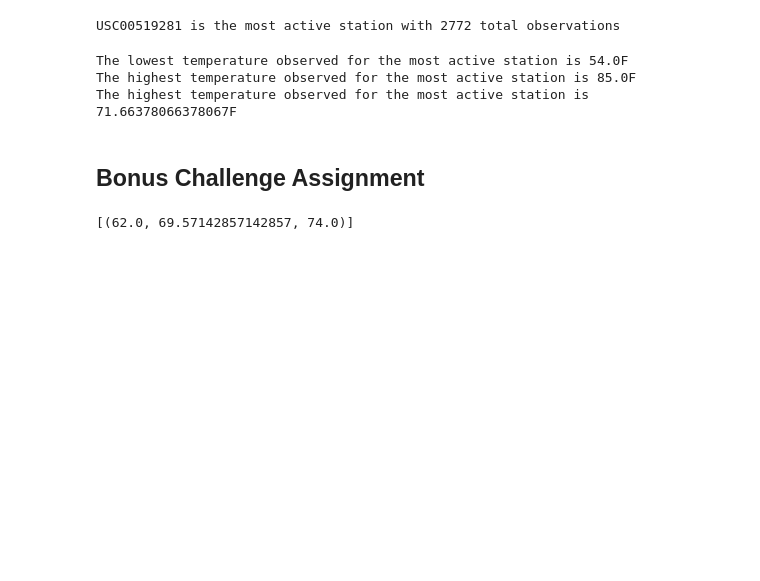
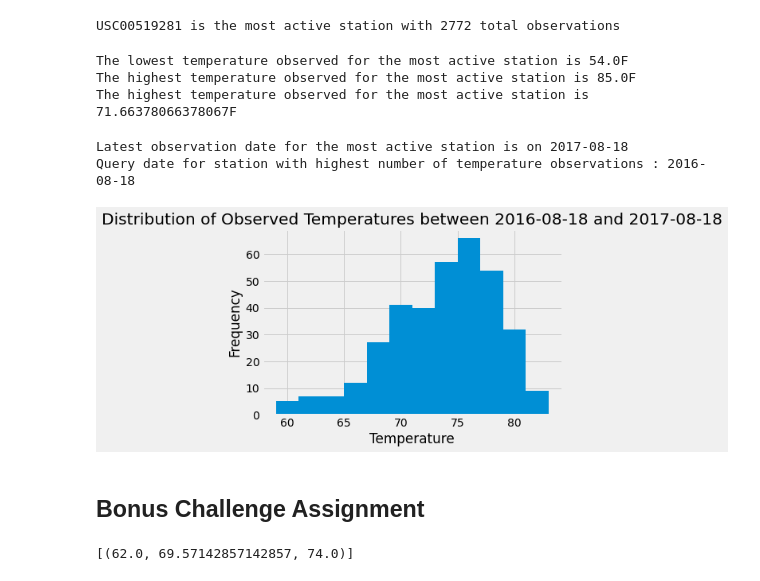
Before and after one commit to LenSin3/sqlalchemy-challenge, a Jupyter notebook: climate_starter.ipynb, the cells around one changed output. Drawn from its saved outputs; the diff is of its cells as text; code cells hidden in the pictures; blank space fills up the shorter version.

Commit message:
completed station anlysis with histogram plot of temperatures of most active station

```diff
--- a/climate_starter.ipynb
+++ b/climate_starter.ipynb
@@ -153,3 +152,33 @@ The highest temperature observed for the most active station is 71.6637806637806
+# %%
+# Choose the station with the highest number of temperature observations.
+# Query the last 12 months of temperature observation data for this station and plot the results as a histogram
+
+# Latest date for which observation was made
+most_active_latest_date =  session.query(func.max(Measurement.date)).\
+filter(Measurement.station == 'USC00519281').first()
+print(f"Latest observation date for the most active station is on {most_active_latest_date[0]}")
+
+# Time delta of 1 year for latest date for which observation was made
+most_active_date_delta = dt.date(2017, 8, 18) - dt.timedelta(days = 365.25)
+print("Query date for station with highest number of temperature observations :", most_active_date_delta)
+
+# Dates and temperatures of 1 year time delta at station with highest number of temperature observations
+most_active_date_delta_tobs = session.query(Measurement.date, Measurement.tobs).\
+filter(Measurement.station == 'USC00519281').\
+filter(Measurement.date >= most_active_date_delta).all()
+
+# Extract temperature observations
+most_active_tobs = [x[1] for x in most_active_date_delta_tobs]
+plt.hist(most_active_tobs, bins = 12)
+plt.xlabel('Temperature')
+plt.ylabel('Frequency')
+plt.title('Distribution of Observed Temperatures between 2016-08-18 and 2017-08-18')
+plt.savefig('tobs_hist.png')
+plt.show()
+# %% [output]
+Latest observation date for the most active station is on 2017-08-18
+Query date for station with highest number of temperature observations : 2016-08-18
+[figure, added]
 # %% [markdown]
 ## Bonus Challenge Assignment
 # %%
```
Also changed, not shown: parts of 2 cells of this notebook, 1 other file.
